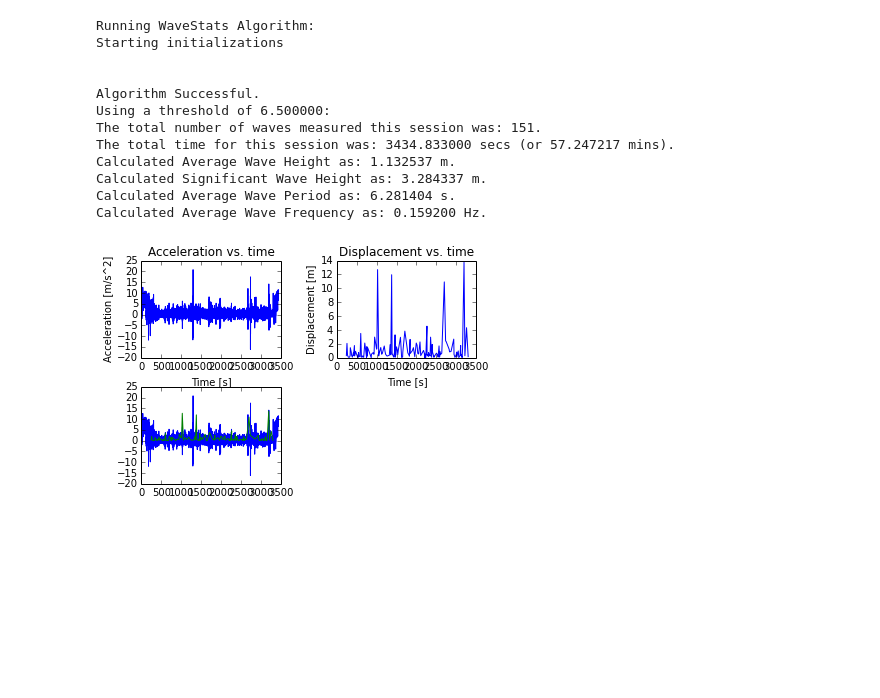
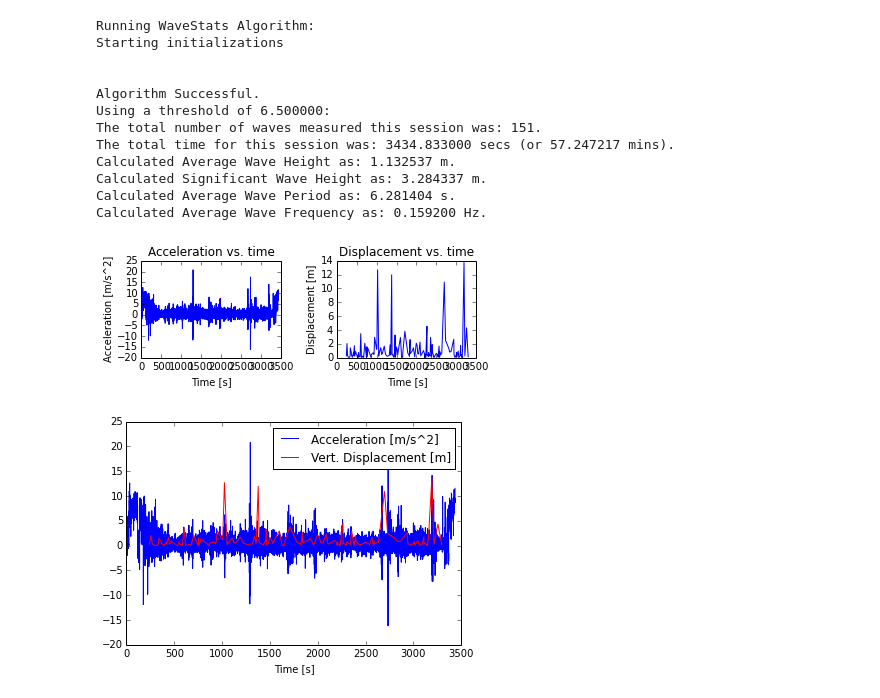
Before and after one commit to pjsimmon/E4E_Smartfin, a Jupyter notebook: WaveStats2.ipynb, the cells around one changed output. Drawn from its saved outputs; the diff is of its cells as text; code cells hidden in the pictures; blank space fills up the shorter version.

```diff
--- a/WaveStats2.ipynb
+++ b/WaveStats2.ipynb
@@ -237,7 +237,7 @@ else:
     big_third = len(sig_list)/3
     sig_list.sort()
     sig_list = sig_list[big_third:]
-    sum_sig = sum(sig_list)
+    sum_sig = math.fsum(sig_list)
     sig_WH = sum_sig/big_third
 
 
@@ -261,7 +261,7 @@ else:
     disp_array = np.array(disp_list)
 
     time_array = np.array(time_e_list)
-    acc_array = np.array(acc_list)
+    acc_array = np.array(acc_list)   #acc_list gets vertical acceleration from y-axis imu2
 
     grid = plt.GridSpec(2, 2, wspace=0.4, hspace=0.3)
 
@@ -274,34 +274,41 @@ else:
     plt.subplot(grid[0, 1:])
     plt.plot(disp_time_array, disp_array)
     plt.title("Displacement vs. time")
     plt.ylabel("Displacement [m]")
     plt.xlabel("Time [s]")
 
 
-    plt.subplot(grid[1, 0])
-    plt.plot(time_array, acc_array)
-    plt.plot(disp_time_array, disp_array)
+    #plt.subplot(grid[1, 0])
+    fig, ax = plt.subplots()
+    ax.set_color_cycle(['blue', 'red'])
+    plt.plot(time_array, acc_array, label="Acceleration [m/s^2]")
+    plt.plot(disp_time_array, disp_array, label="Vert. Displacement [m]")
+    plt.legend(loc="best")
+    plt.xlabel('Time [s]')
     #plt.legend('Acceleration', 'Displacement', loc='upper left')
 
     #plt.subplots_adjust(left=0.1, bottom=0.1, right=1.0, top=0.9,
     #            wspace=0.2, hspace=0.1)
 
 
     #plt.subplots_adjust(bottom=0.1, right=0.8, top=0.9)
     #plt.tight_layout()
 
+
+
     plt.show()
 # %% [output]
 Running WaveStats Algorithm:
 Starting initializations
 
 
 Algorithm Successful.
 Using a threshold of 6.500000:
 The total number of waves measured this session was: 151.
 The total time for this session was: 3434.833000 secs (or 57.247217 mins).
 Calculated Average Wave Height as: 1.132537 m.
 Calculated Significant Wave Height as: 3.284337 m.
 Calculated Average Wave Period as: 6.281404 s.
 Calculated Average Wave Frequency as: 0.159200 Hz.
-[figure, old version]
+[figure, new version]
+[figure, added]
```
Also changed, not shown: parts of 1 cell of this notebook, 6 other files.
